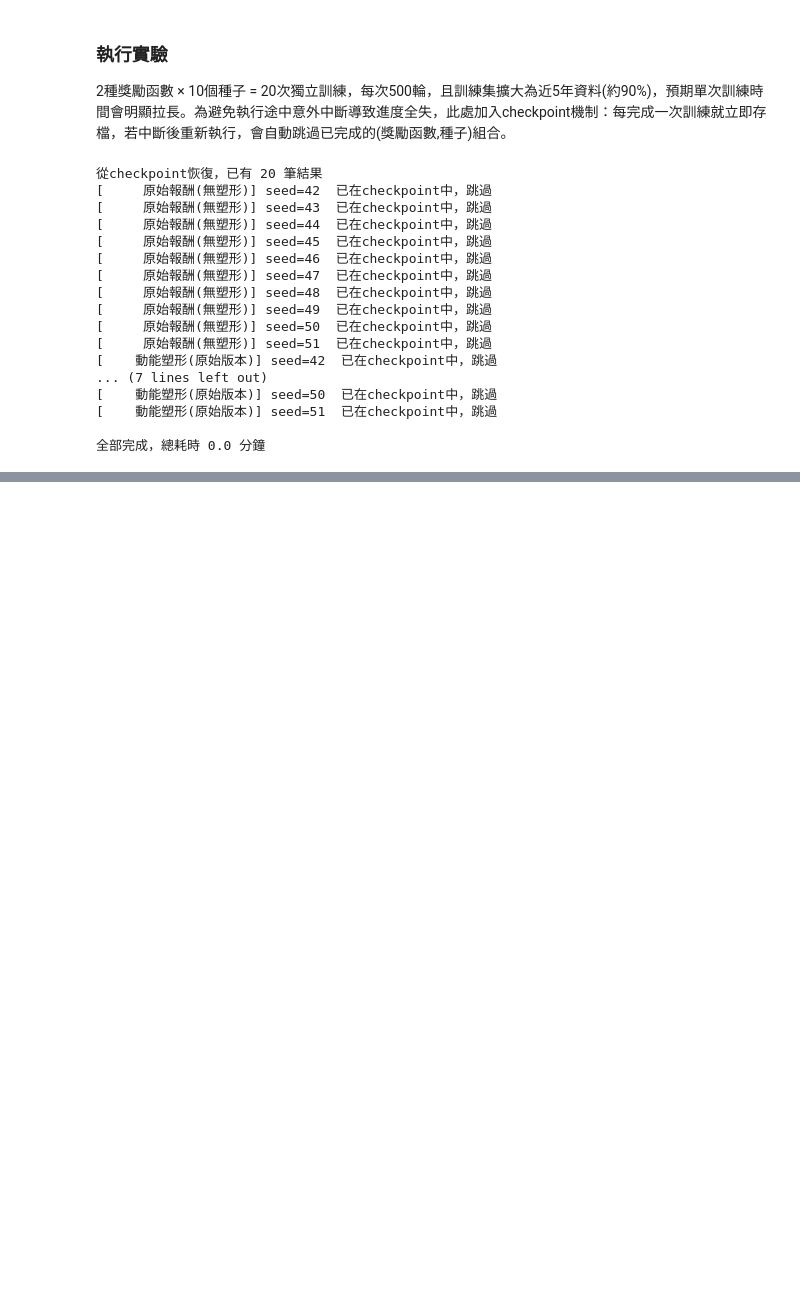
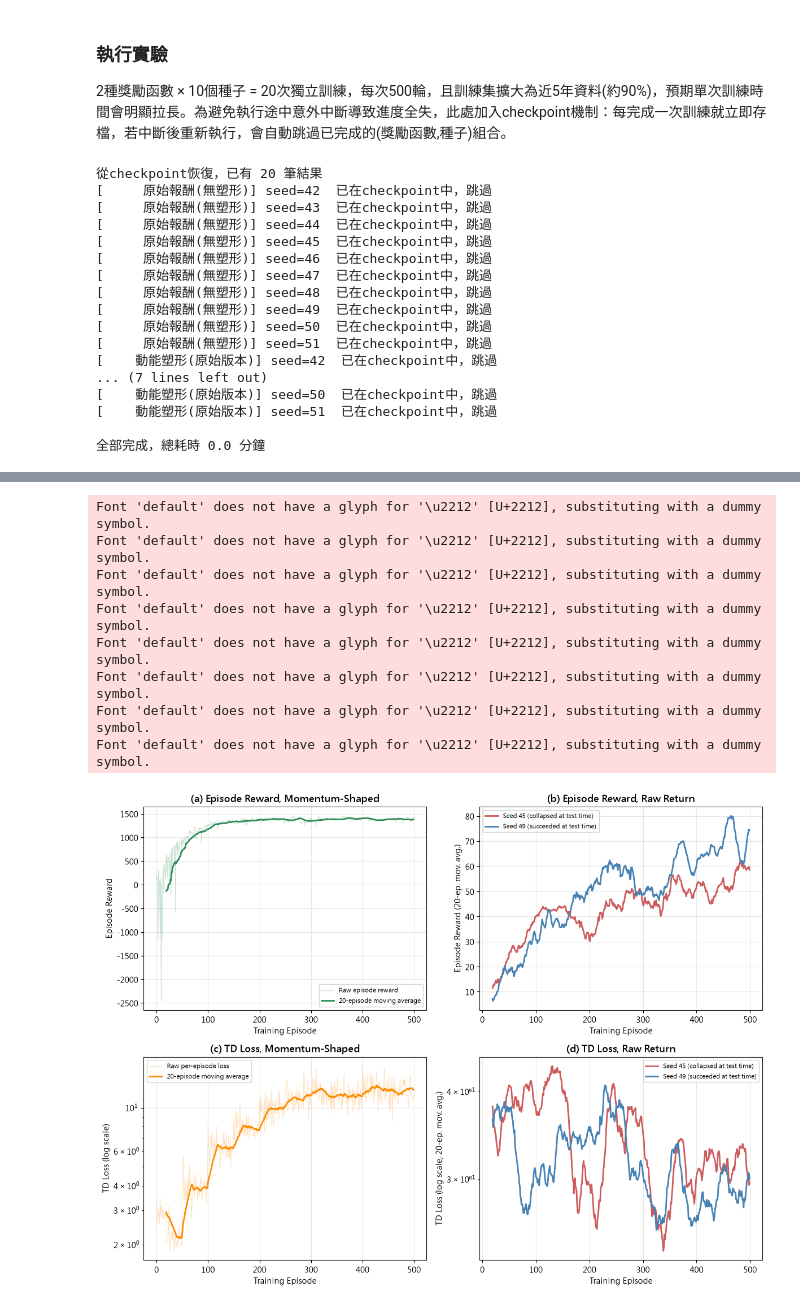
Before and after one commit to jerome-maker/dqn-momentum-trading, a Jupyter notebook: DQN_Momentum_Strategy.ipynb, the cells around one changed output, grey strips where cells are left out. Saved outputs shown, nothing was run; the diff lists cells and outputs as text; code cells hidden in the pictures; blank space fills up the shorter version.

```diff
--- a/DQN_Momentum_Strategy.ipynb
+++ b/DQN_Momentum_Strategy.ipynb
@@ -1341,0 +1199,80 @@ print("\n獎勵函數比較圖表已顯示！")
+# %%
+def moving_avg(x, w=20):
+    x = np.asarray(x, dtype=float)
+    if len(x) < w:
+        return x
+    kernel = np.ones(w) / w
+    sm = np.convolve(x, kernel, mode='valid')
+    pad = np.full(w - 1, np.nan)
+    return np.concatenate([pad, sm])
+
+
+runs_by_label = {r['label']: r for r in convergence_results}
+ms_run = runs_by_label['Momentum-Shaped (seed 42, typical)']
+rr_collapsed = runs_by_label['Raw Return (seed 45, collapsed)']
+rr_success = runs_by_label['Raw Return (seed 49, succeeded)']
+
+fig, axes = plt.subplots(2, 2, figsize=(12, 9))
+
+# (a) momentum-shaped reward
+ax = axes[0, 0]
+r = np.array(ms_run['episode_rewards'])
+ax.plot(r, alpha=0.25, color='seagreen', linewidth=0.8, label='Raw episode reward')
+ax.plot(moving_avg(r), color='seagreen', linewidth=2, label='20-episode moving average')
+ax.set_title('(a) Episode Reward, Momentum-Shaped', fontweight='bold')
+ax.set_xlabel('Training Episode')
+ax.set_ylabel('Episode Reward')
+ax.legend(fontsize=8)
+ax.grid(True, alpha=0.3)
+
+# (b) raw-return reward, collapsed vs succeeded
+ax = axes[0, 1]
+r1 = np.array(rr_collapsed['episode_rewards'])
+r2 = np.array(rr_success['episode_rewards'])
+ax.plot(moving_avg(r1), color='indianred', linewidth=2, label='Seed 45 (collapsed at test time)')
+ax.plot(moving_avg(r2), color='steelblue', linewidth=2, label='Seed 49 (succeeded at test time)')
+ax.set_title('(b) Episode Reward, Raw Return', fontweight='bold')
+ax.set_xlabel('Training Episode')
+ax.set_ylabel('Episode Reward (20-ep. mov. avg.)')
+ax.legend(fontsize=8)
+ax.grid(True, alpha=0.3)
+
+# (c) momentum-shaped loss
+ax = axes[1, 0]
+l = np.array(ms_run['episode_losses'])
+ax.plot(l, alpha=0.25, color='darkorange', linewidth=0.8, label='Raw per-episode loss')
+ax.plot(moving_avg(l), color='darkorange', linewidth=2, label='20-episode moving average')
+ax.set_yscale('log')
+ax.set_title('(c) TD Loss, Momentum-Shaped', fontweight='bold')
+ax.set_xlabel('Training Episode')
+ax.set_ylabel('TD Loss (log scale)')
+ax.legend(fontsize=8)
+ax.grid(True, alpha=0.3)
+
+# (d) raw-return loss, collapsed vs succeeded
+ax = axes[1, 1]
+l1 = np.array(rr_collapsed['episode_losses'])
+l2 = np.array(rr_success['episode_losses'])
+ax.plot(moving_avg(l1), color='indianred', linewidth=2, label='Seed 45 (collapsed at test time)')
+ax.plot(moving_avg(l2), color='steelblue', linewidth=2, label='Seed 49 (succeeded at test time)')
+ax.set_yscale('log')
+ax.set_title('(d) TD Loss, Raw Return', fontweight='bold')
+ax.set_xlabel('Training Episode')
+ax.set_ylabel('TD Loss (log scale, 20-ep. mov. avg.)')
+ax.legend(fontsize=8)
+ax.grid(True, alpha=0.3)
+
+plt.tight_layout()
+plt.show()
+
+print("\n訓練收斂圖表已顯示！")
+# %% [output]
+Font 'default' does not have a glyph for '\u2212' [U+2212], substituting with a dummy symbol.
+Font 'default' does not have a glyph for '\u2212' [U+2212], substituting with a dummy symbol.
+Font 'default' does not have a glyph for '\u2212' [U+2212], substituting with a dummy symbol.
+Font 'default' does not have a glyph for '\u2212' [U+2212], substituting with a dummy symbol.
+Font 'default' does not have a glyph for '\u2212' [U+2212], substituting with a dummy symbol.
+Font 'default' does not have a glyph for '\u2212' [U+2212], substituting with a dummy symbol.
+Font 'default' does not have a glyph for '\u2212' [U+2212], substituting with a dummy symbol.
+Font 'default' does not have a glyph for '\u2212' [U+2212], substituting with a dummy symbol.
+[figure, added]
```
Also changed, not shown: parts of 23 cells of this notebook, 1 other file.
